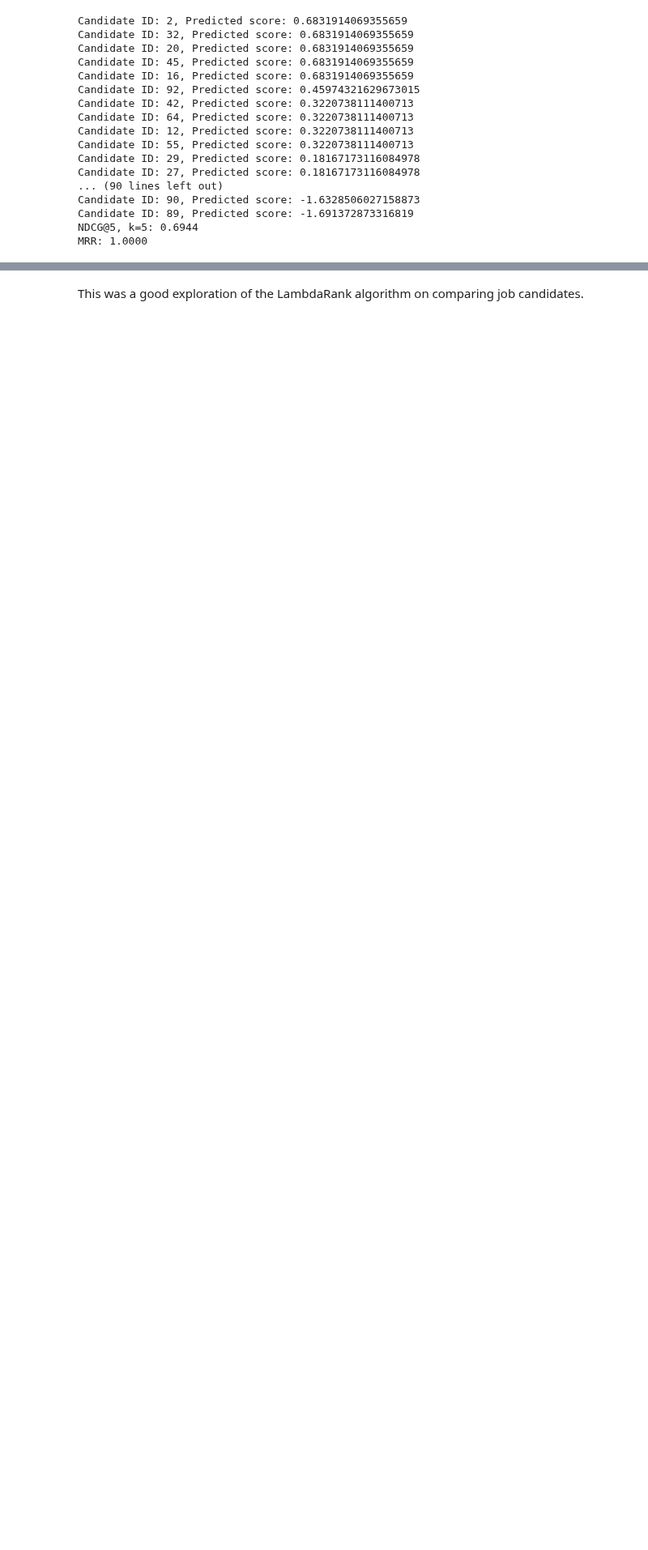
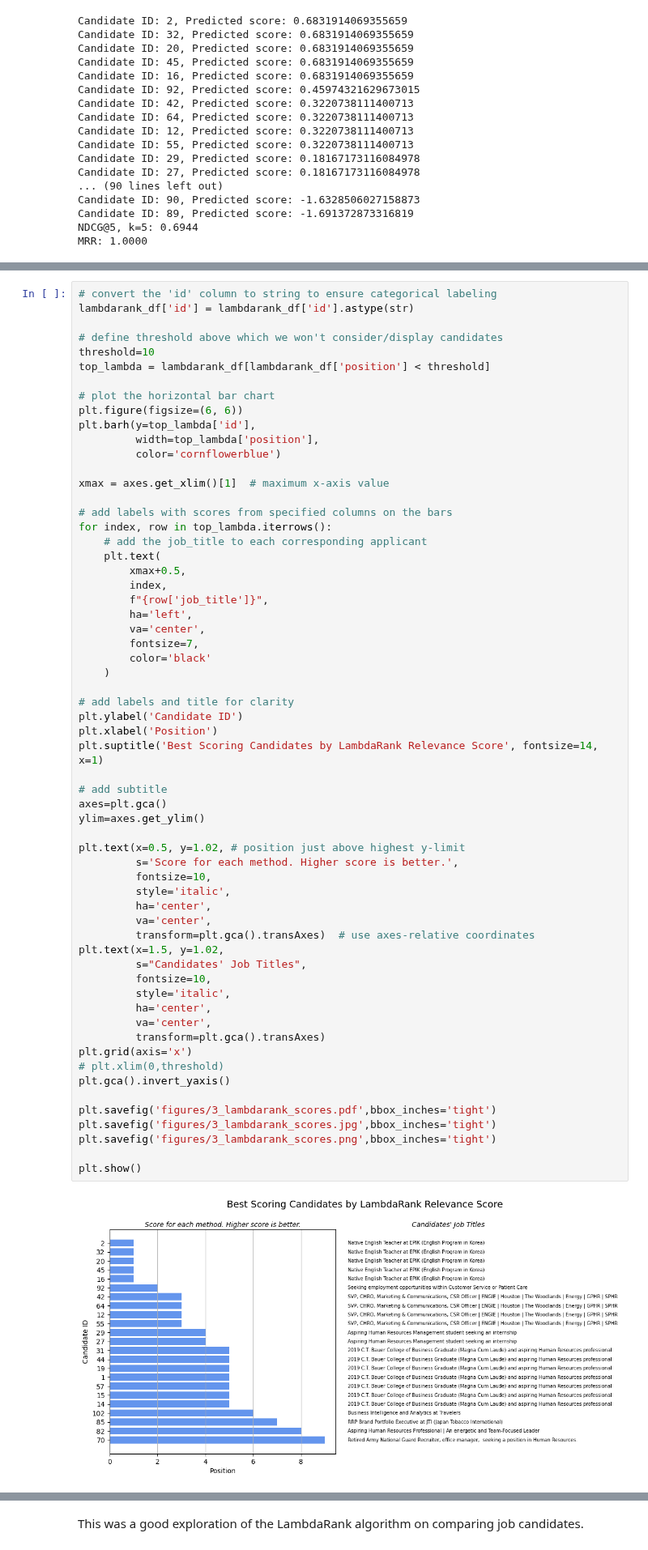
Before and after one commit to sralter/potential_talents, a Jupyter notebook: potential_talents_pt2_ltr.ipynb, the cells around one changed output, grey strips where cells are left out. Shown at 81% size. Cells and saved outputs as stored; diff of their text form; blank space fills up the shorter version.

```diff
--- a/potential_talents_pt2_ltr.ipynb
+++ b/potential_talents_pt2_ltr.ipynb
@@ -1206,2 +1277,65 @@ lambdarank_df.head()
+# %%
+# convert the 'id' column to string to ensure categorical labeling
+lambdarank_df['id'] = lambdarank_df['id'].astype(str)
+
+# define threshold above which we won't consider/display candidates
+threshold=10
+top_lambda = lambdarank_df[lambdarank_df['position'] < threshold]
+
+# plot the horizontal bar chart
+plt.figure(figsize=(6, 6))
+plt.barh(y=top_lambda['id'],
+         width=top_lambda['position'],
+         color='cornflowerblue')
+
+xmax = axes.get_xlim()[1]  # maximum x-axis value
+
+# add labels with scores from specified columns on the bars
+for index, row in top_lambda.iterrows():
+    # add the job_title to each corresponding applicant
+    plt.text(
+        xmax+0.5,
+        index,
+        f"{row['job_title']}",
+        ha='left',
+        va='center',
+        fontsize=7,
+        color='black'
+    )
+
+# add labels and title for clarity
+plt.ylabel('Candidate ID')
+plt.xlabel('Position')
+plt.suptitle('Best Scoring Candidates by LambdaRank Relevance Score', fontsize=14, x=1)
+
+# add subtitle
+axes=plt.gca()
+ylim=axes.get_ylim()
+
+plt.text(x=0.5, y=1.02, # position just above highest y-limit
+         s='Score for each method. Higher score is better.',
+         fontsize=10,
+         style='italic',
+         ha='center',
+         va='center',
+         transform=plt.gca().transAxes)  # use axes-relative coordinates
+plt.text(x=1.5, y=1.02,
+         s="Candidates' Job Titles",
+         fontsize=10,
+         style='italic',
+         ha='center',
+         va='center',
+         transform=plt.gca().transAxes)
+plt.grid(axis='x')
+# plt.xlim(0,threshold)
+plt.gca().invert_yaxis()
+
+plt.savefig('figures/3_lambdarank_scores.pdf',bbox_inches='tight')
+plt.savefig('figures/3_lambdarank_scores.jpg',bbox_inches='tight')
+plt.savefig('figures/3_lambdarank_scores.png',bbox_inches='tight')
+
+plt.show()
+# %% [output]
+[figure, added]
 # %%
 # ranknet's scores
```
Also changed, not shown: parts of 9 cells of this notebook, 2 other files.
